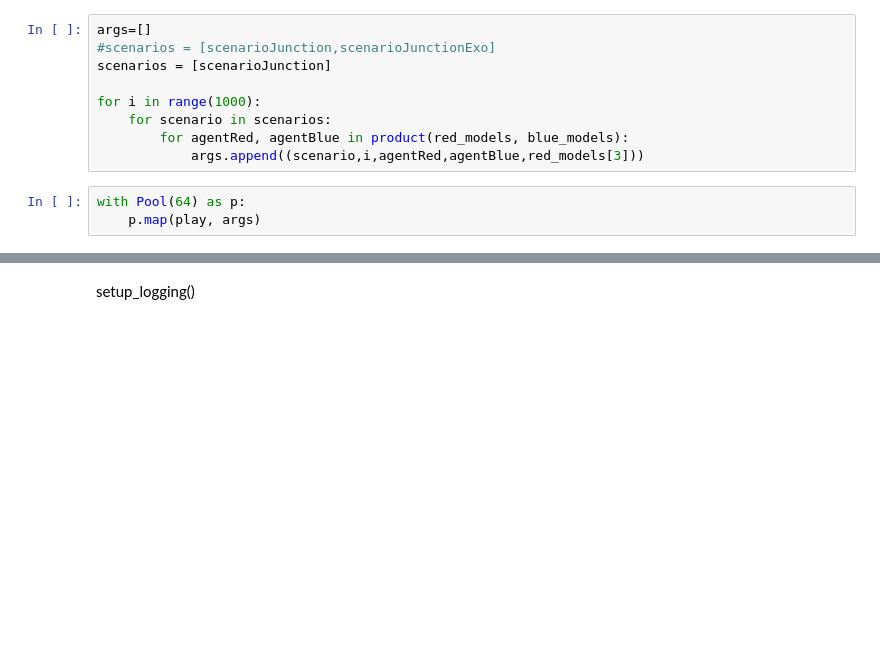
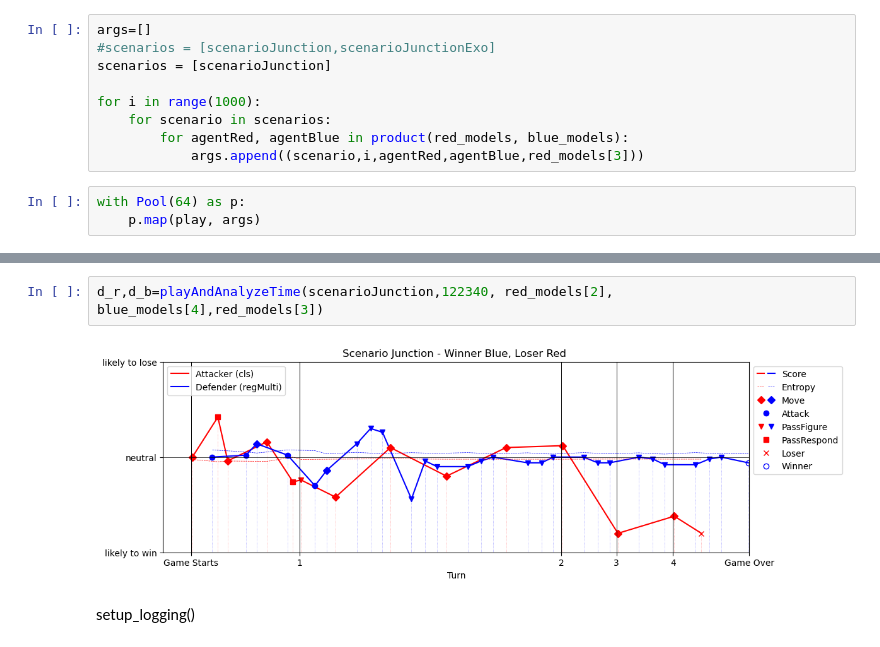
Before and after one commit to IDSIA/NewTechnoWar, a Jupyter notebook: code/notebooks/AnalysisEntropy.ipynb, the cells around one changed output, grey strips where cells are left out. Drawn from its saved outputs; the diff is of its cells as text; blank space fills up the shorter version.

```diff
--- a/code/notebooks/AnalysisEntropy.ipynb
+++ b/code/notebooks/AnalysisEntropy.ipynb
@@ -399,3 +401,7 @@ d_r,d_b=playAndAnalyzeTime(122340, red_models[0], blue_models[3],red_models[3])
+# %%
+d_r,d_b=playAndAnalyzeTime(scenarioJunction,122340, red_models[2], blue_models[4],red_models[3])
+# %% [output]
+[figure, added]
 # %% [markdown]
 setup_logging()
 # %%
```
Also changed, not shown: parts of 2 cells of this notebook, 3 other files.
